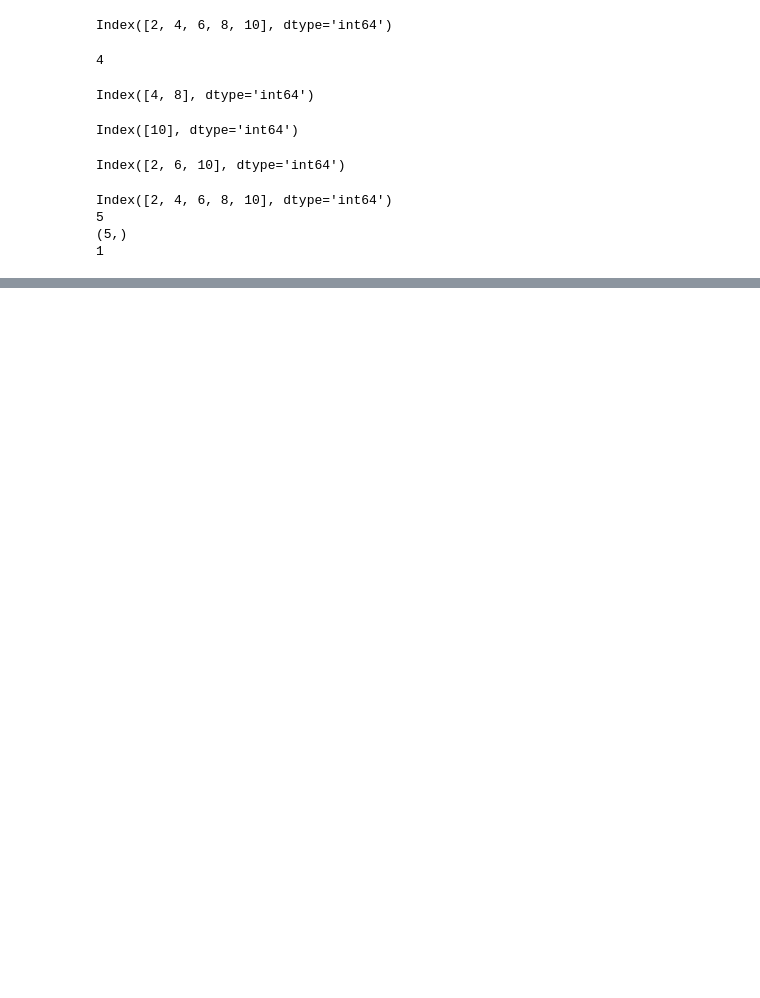
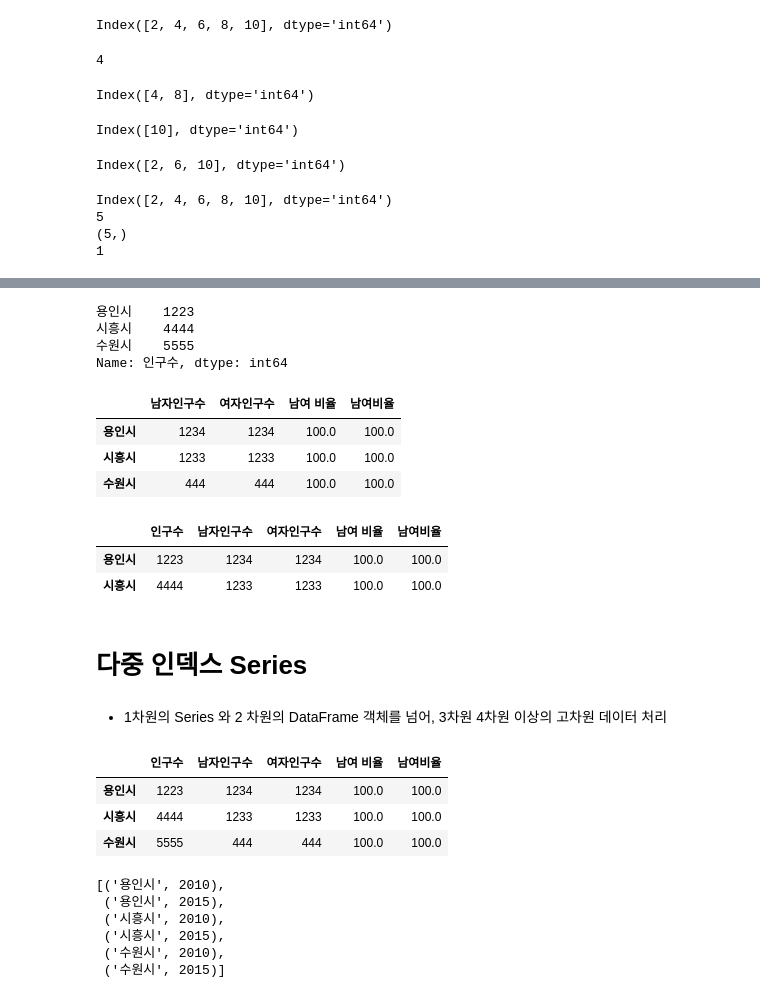
Before and after one commit to yumi-jun/LearnPandas, a Jupyter notebook: 판다스.ipynb, the cells around one changed output, grey strips where cells are left out. Drawn from its saved outputs; the diff is of its cells as text; code cells hidden in the pictures; blank space fills up the shorter version.

```diff
--- a/판다스.ipynb
+++ b/판다스.ipynb
@@ -146,0 +284,41 @@ Index([1, 2, 3, 4, 5, 6, 7, 8, 9], dtype='int64')
+# %%
+korea_df['인구수']
+# %% [output]
+용인시    1223
+시흥시    4444
+수원시    5555
+Name: 인구수, dtype: int64
+# %%
+korea_df.loc[:"수원시",'남자인구수':]
+# %% [output]
+|  | 남자인구수 | 여자인구수 | 남여 비율 | 남여비율 |
+| 용인시 | 1234 | 1234 | 100.0 | 100.0 |
+| 시흥시 | 1233 | 1233 | 100.0 | 100.0 |
+| 수원시 | 444 | 444 | 100.0 | 100.0 |
+# %%
+korea_df.loc[korea_df.여자인구수>1000]
+# %% [output]
+|  | 인구수 | 남자인구수 | 여자인구수 | 남여 비율 | 남여비율 |
+| 용인시 | 1223 | 1234 | 1234 | 100.0 | 100.0 |
+| 시흥시 | 4444 | 1233 | 1233 | 100.0 | 100.0 |
+# %% [markdown]
+# 다중 인덱스 Series
+# %% [markdown]
+* 1차원의 Series 와 2 차원의 DataFrame 객체를 넘어, 3차원 4차원 이상의 고차원 데이터 처리
+# %%
+korea_df
+# %% [output]
+|  | 인구수 | 남자인구수 | 여자인구수 | 남여 비율 | 남여비율 |
+| 용인시 | 1223 | 1234 | 1234 | 100.0 | 100.0 |
+| 시흥시 | 4444 | 1233 | 1233 | 100.0 | 100.0 |
+| 수원시 | 5555 | 444 | 444 | 100.0 | 100.0 |
+# %%
+idx_tuples=[('용인시',2010),('용인시',2015),('시흥시',2010),('시흥시',2015),('수원시',2010),('수원시',2015)]
+idx_tuples
+# %% [output]
+[('용인시', 2010),
+ ('용인시', 2015),
+ ('시흥시', 2010),
+ ('시흥시', 2015),
+ ('수원시', 2010),
+ ('수원시', 2015)]
```
Also changed, not shown: parts of 31 cells of this notebook.
